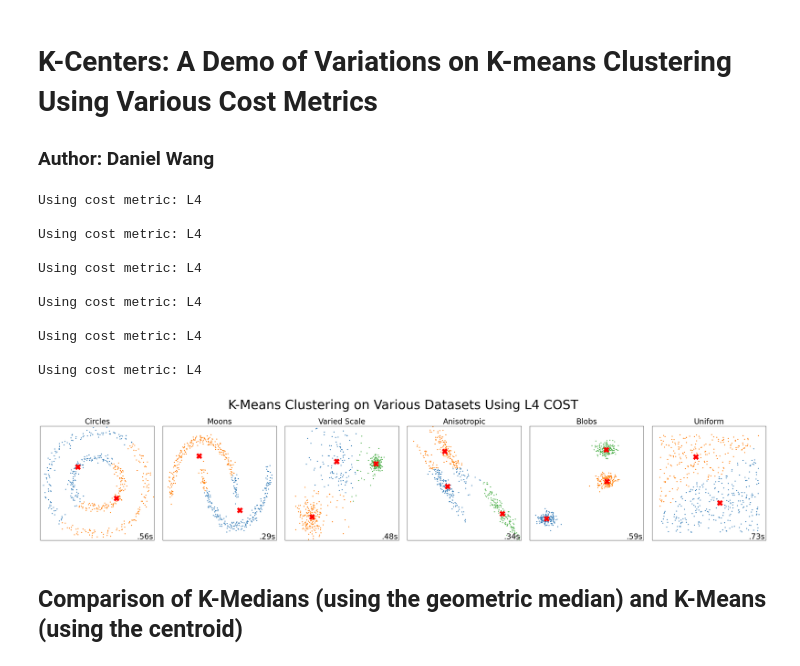
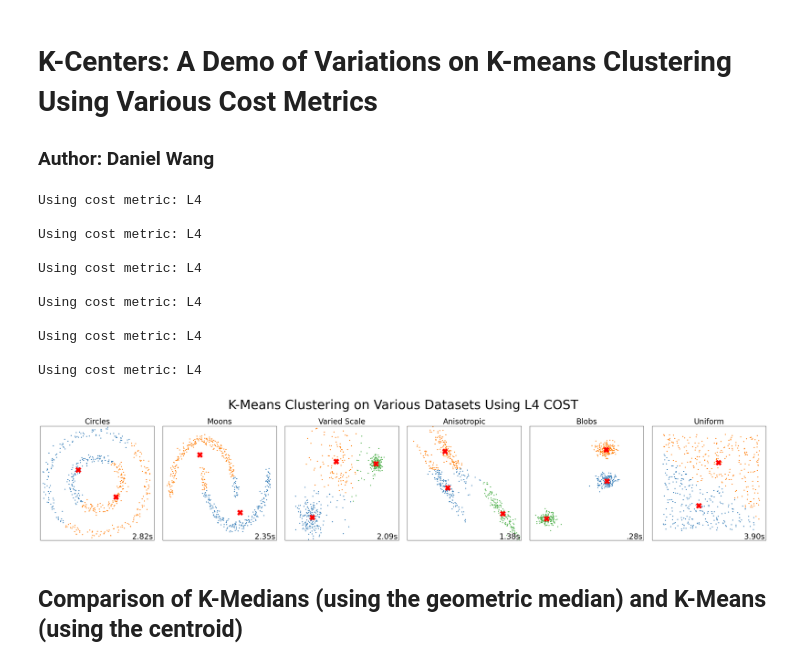
Before and after one commit to KataTech/OTFactorDiscovery, a Jupyter notebook: daniel/Clustering/demo.ipynb, the cells around one changed output. Saved outputs shown, nothing was run; the diff lists cells and outputs as text; code cells hidden in the pictures.

```diff
--- a/daniel/Clustering/demo.ipynb
+++ b/daniel/Clustering/demo.ipynb
@@ -12,7 +12,7 @@ import itertools
 
 from kmeans import KMeans # this is the custom class that we wrote
 # %%
-seed = 0
+seed = 1
 
 # Generate datasets
 n_samples = 500
@@ -56,7 +56,7 @@ for i_dataset, dataset in enumerate(datasets):
     # Create and fit the KMeans model
     kmeans = KMeans(n_clusters=n_clusters, max_iter=300)
     t0 = time.time()
-    kmeans.fit(X, cost_metric=cost_metric, max_steps=100, descent_rate=0.1, random_state=seed, verbose=False)
+    kmeans.fit(X, cost_metric=cost_metric, descent_rate=0.1, random_state=seed, verbose=False)
     t1 = time.time()
     y_pred = kmeans.predict(X, cost_metric=cost_metric)
 
@@ -68,34 +68,34 @@ for i_dataset, dataset in enumerate(datasets):
     if hasattr(kmeans, 'centroids'):
         centers = kmeans.centroids
         plt.scatter(centers[:, 0], centers[:, 1], s=300, c='red', zorder=10, marker='X')
     plt.xlim(-2, 2)
     plt.ylim(-2, 2)
     plt.xticks(())
     plt.yticks(())
     plt.text(.99, .01, ('%.2fs' % (t1 - t0)).lstrip('0'),
                 transform=plt.gca().transAxes, size=24,
                 horizontalalignment='right')
     plot_num += 1
 
 # Increase the suptitle font size and adjust the position
 plt.suptitle('K-Means Clustering on Various Datasets Using ' + cost_metric.upper() + ' COST', size=40, y=1.05)
 
 plt.tight_layout()
 plt.subplots_adjust(wspace=-0.4)  # Adjust the spacing between subplots
 plt.show()
 # %% [output]
 Using cost metric: L4
 
 Using cost metric: L4
 
 Using cost metric: L4
 
 Using cost metric: L4
 
 Using cost metric: L4
 
 Using cost metric: L4
-[figure, old version]
+[figure, new version]
 # %% [markdown]
 ## Comparison of K-Medians (using the geometric median) and K-Means (using the centroid)
 # %%
```
Also changed, not shown: parts of 4 cells of this notebook, 2 other files.
